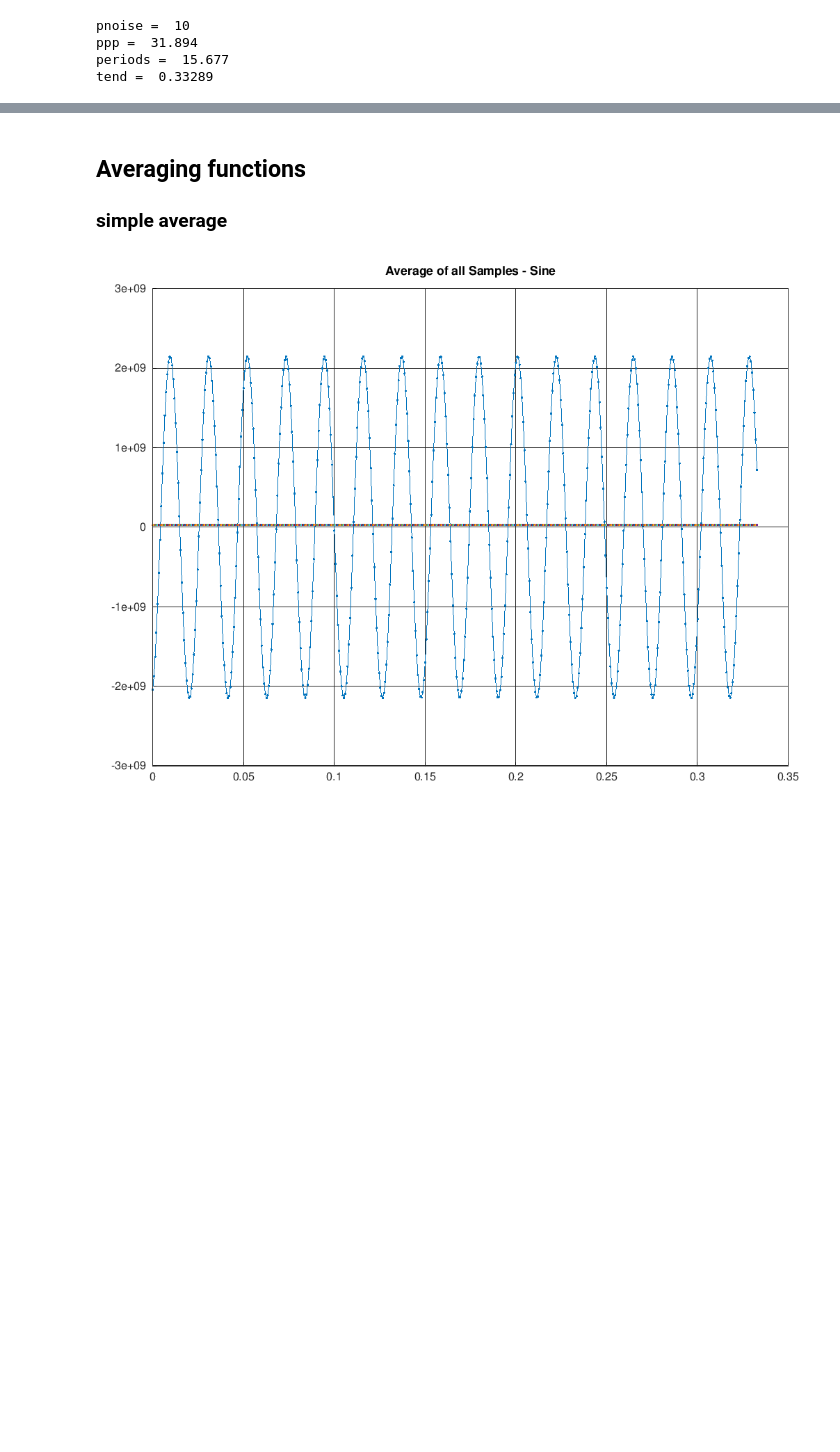
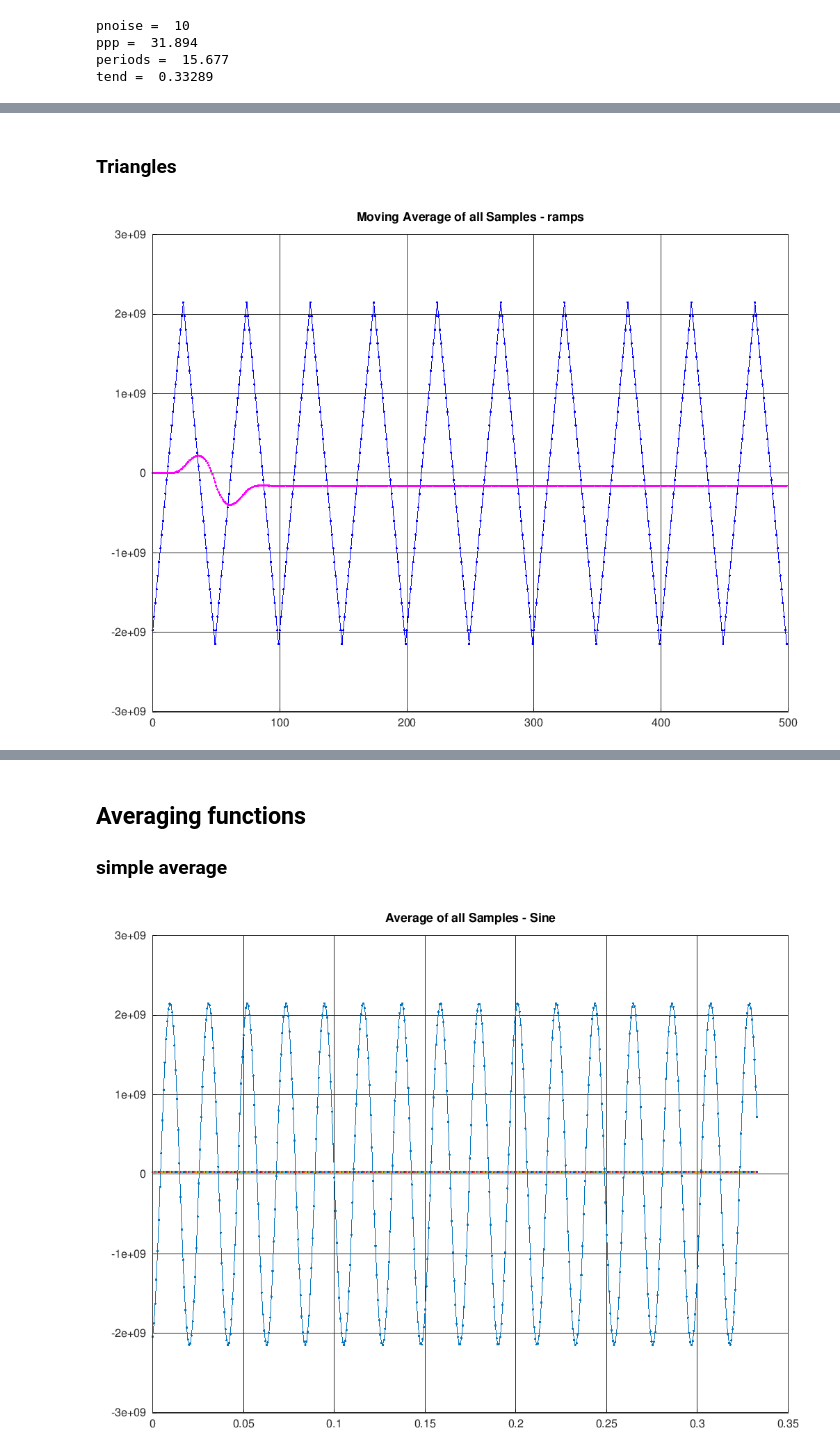
Before and after one commit to schnedann/Jupyter_Notebooks, a Jupyter notebook: octave/Average_Development.ipynb, the cells around one changed output, grey strips where cells are left out. Saved outputs shown, nothing was run; the diff lists cells and outputs as text; code cells hidden in the pictures; blank space fills up the shorter version.

```diff
--- a/octave/Average_Development.ipynb
+++ b/octave/Average_Development.ipynb
@@ -140,0 +320,12 @@ grid on;
+# %% [markdown]
+### Triangles
+# %%
+figure(fignum++);
+hold on;
+plot(t3,tsig3,"- . b");
+plot(t3,wavg_c,"- . m");
+hold off;
+title("Moving Average of all Samples - ramps");
+grid on;
+# %% [output]
+[figure, added]
```
Also changed, not shown: parts of 88 cells of this notebook.
